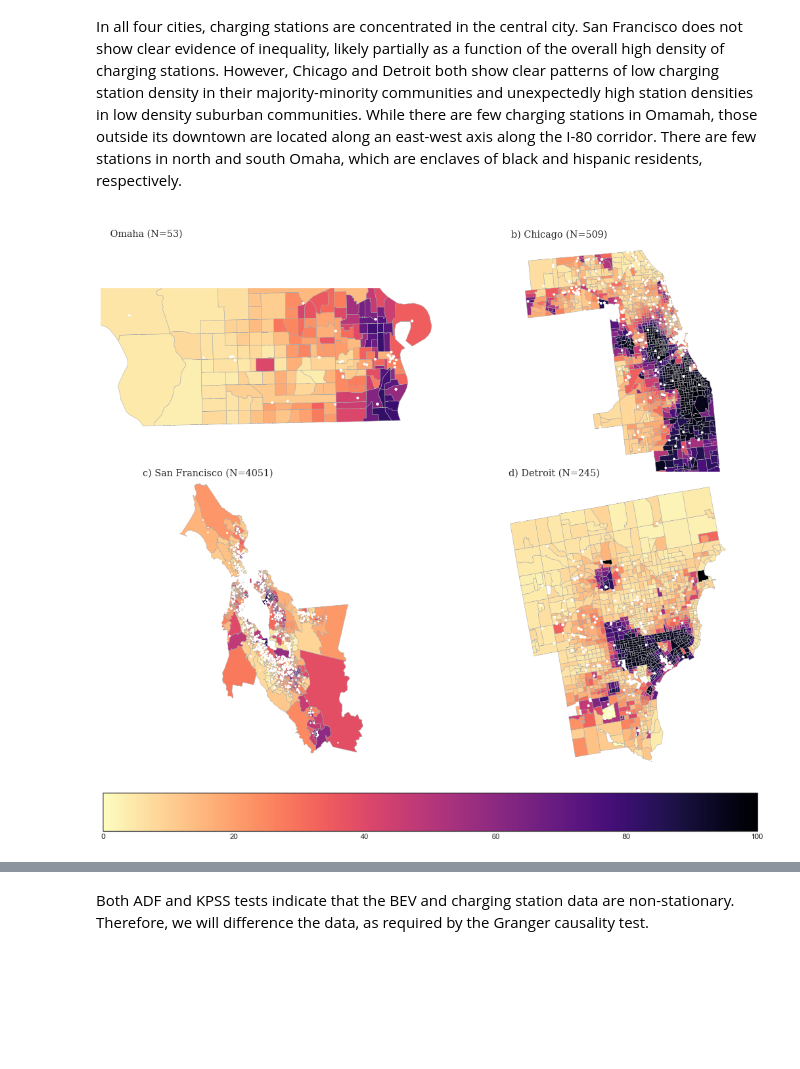
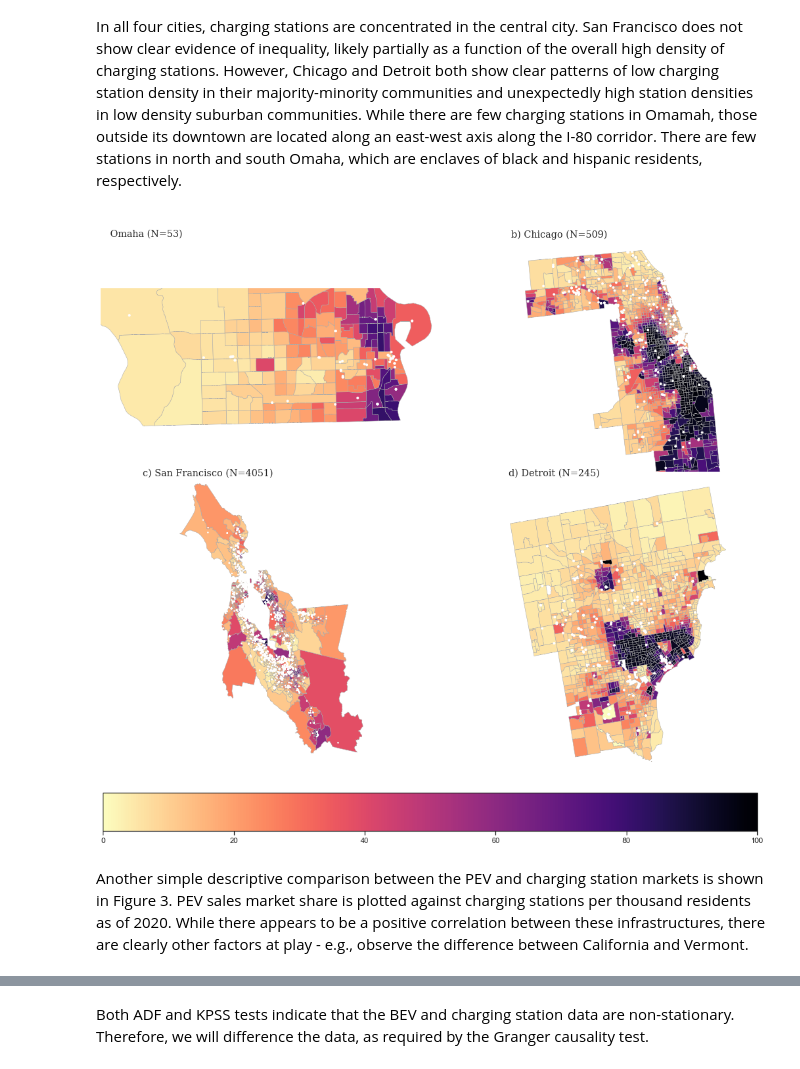
Before and after one commit to UNL-Hawkins-Lab/EV-Chicken-and-Egg-Project, a Jupyter notebook: Publications/TRB_2023.ipynb, the cells around one changed output, grey strips where cells are left out. Drawn from its saved outputs; the diff is of its cells as text; code cells hidden in the pictures; blank space fills up the shorter version.

Commit message:
Pre-quarto run
Current state of jupyter notebook before running Quarto on it.

```diff
--- a/Publications/TRB_2023.ipynb
+++ b/Publications/TRB_2023.ipynb
@@ -174,7 +188,7 @@ if publish:
 else:
 
     # load county shapefile
-    US_sf = gpd.read_file("../Data/GIS/cb_2018_us_county_5m/cb_2020_us_county_5m.shp")
+    US_sf = gpd.read_file("../Data/GIS/cb_2018_us_county_5m/cb_2018_us_county_5m.shp")
     #Removing the outlying islands and other territories.
     US_sf["STATEFP"] =pd.to_numeric(US_sf["STATEFP"])
     US_sf = US_sf[US_sf['STATEFP'] < 57]
@@ -208,6 +222,7 @@ else:
 
     # load vehicle registrations data
     df_veh_reg = pd.read_parquet("../Data/Transport/Experian Registrations/sum_registrations.parquet")
+    # print("Pos1:",df_veh_reg.groupby("GEOID").count()["YEAR"].value_counts())
     df_veh_reg.rename(columns={"year":"YEAR"},inplace=True)
     # fill nan with zero and aggregate electricity columns
     df_veh_reg.fillna(0, inplace=True)
@@ -246,6 +261,7 @@ else:
     # read in elections data and add to main dataframe
     df_elec = pd.read_csv("../Data/Elections/county_pres_2020.csv")
     df_elec = df_elec[df_elec.PARTY=="DEMOCRAT"]
+    df_elec.drop(columns="PARTY",inplace=True)
     df_elec["percent_dem"] = df_elec.CAND_VOTES/df_elec.TOT_VOTES
 
     # join demographics to main dataframe for 2011 to 2015
@@ -276,7 +292,8 @@ else:
     df = df[df.GEOID.isin(temp[temp].index.get_level_values(0).values)]
     temp = df.groupby("GEOID").sum()[["cEVSE_cap","pev_cap"]]
     temp = temp[(temp.cEVSE_cap>0)&(temp.pev_cap>0)]
-    print(df.shape[0]-temp.shape[0])
+    # Remove counties with no pev and no chargers (N=)
+    print("Number counties with no pev or chargers in any year=", pd.unique(df.GEOID).shape[0]-temp.shape[0],"Number counties in dataset after filtering=",pd.unique(df.GEOID).shape[0], "All counties in registrations=",pd.unique(df_veh_reg.GEOID).shape[0])
     df = df[df.GEOID.isin(temp.index.get_level_values(0).values)] # filter out counties where there are no PEVs or charging stations in any analysis year
 
     # additional data from GIS file for county
@@ -355,5 +361,4 @@ plt.show()
 # %%
-import random
 np.random.seed(seed=98765)
 plt.style.use('seaborn-white')
 GEOID_list = np.random.choice(pd.unique(df.GEOID),size=5,replace=False)
@@ -362,20 +367,18 @@ sub_df = sub_df.groupby(["GEOID","YEAR"]).sum().reset_index()
 sub_df["pev_cap"] = (sub_df["pev"]/sub_df["ALUBE001"])*100000
 sub_df["cEVSE_cap"] = ((sub_df["cEVSE-L01"]+sub_df["cEVSE-L02"]+sub_df["cEVSE-L03"])/sub_df["ALUBE001"])*100000
 ymin = 0
-ymax = 310 # maximum pev_cap value
+ymax = 600 # maximum pev_cap value
 ymax2 = 250 # maximum cEVSE_cap value
 
 fig, ax = plt.subplots()
 for i, j in enumerate(GEOID_list):
-    x = sub_df[sub_df.GEOID==j].YEAR+i*9
+    x = sub_df[sub_df.GEOID==j].YEAR+i*10
     y1 = sub_df[sub_df.GEOID==j].pev_cap
     y2 = sub_df[sub_df.GEOID==j].cEVSE_cap
 
     ax2 = ax.twinx()
-    ax.axes.xaxis.set_visible(False)
     ax.axes.yaxis.set_visible(False)
     ax2.axes.yaxis.set_visible(False)
-    print(y2.max())
     ax.set_ylim([ymin, ymax])
     ax2.set_ylim([ymin, ymax2])
 
@@ -383,8 +386,6 @@ for i, j in enumerate(GEOID_list):
         ln1 = ax.plot(x, y1, '-b', label='PEVs')
         ln2 = ax2.plot(x,y2, '--r', label="Charging stations")
         ax2.grid(False)
-        #lns = ln1+ln2
-        #labs = [l.get_label() for l in lns]
     else:
         ax.plot(x, y1, '-b', label='PEVs')
         ax2.plot(x,y2, '--r', label="Charging stations")
@@ -392,6 +393,9 @@ for i, j in enumerate(GEOID_list):
              xy=(0.05+i*0.2, -0.1), # these are the coordinates to position the label
              xycoords='axes fraction') # you can pass any extra params too
 
+ax.set_xticks([i for i in range (2012,2061,2)])
+ax.set_xticklabels([i for i in range(2012,2021,2)]*5)
+ax.set_xlabel('Year')
 ax.legend(lns, labs, loc='upper left', frameon=True);
 plt.show()
 # %% [output]
@@ -437,24 +403,29 @@ test[(test.cEVSE_cap==0) & (test.pev_cap==0)].shape[0] # Portion of counties wit
 # %% [markdown]
 The Bipartisan Infrsatructure Act places a strong focus on equitable investment allocation. Equity can be explored both inter-regionally and intra-regionally by key demographic features. Figure 2 compares the distribution of charging stations for four representative cities. Omaha is located in the central Great Plains, a region that has received minimal exploration in the EV literature. Chicago and Detroit are large cities with well-documented histories of housing segregation (REF). San Francisco is included as an example of a large city in a progressive state. In all four cities, charging stations are concentrated in the central city. San Francisco does not show clear evidence of inequality, likely partially as a function of the overall high density of charging stations. However, Chicago and Detroit both show clear patterns of low charging station density in their majority-minority communities and unexpectedly high station densities in low density suburban communities. While there are few charging stations in Omamah, those outside its downtown are located along an east-west axis along the I-80 corridor. There are few stations in north and south Omaha, which are enclaves of black and hispanic residents, respectively.
 # %%
-import matplotlib.transforms as mtransforms
+publish=True
+if publish:
+    gdf_ch_stn = gpd.read_parquet("charge_station_tracts.parquet")
+    gdf_pop_tr = gpd.read_parquet("population_tracts.parquet")
+else:
+    df_pop_tr = pd.read_csv("../Data/Census/Population_Race_Tract/nhgis0008_ds248_2020_tract.csv", encoding='latin-1')
+    tract_sf = gpd.read_file("../Data/GIS/cb_2020_us_tract_500k/cb_2020_us_tract_500k.shp")
+    tract_sf = tract_sf.to_crs(4326)
 
-df_pop_tr = pd.read_csv("../Data/Census/Population_Race_Tract/nhgis0008_ds248_2020_tract.csv", encoding='latin-1')
-tract_sf = gpd.read_file("../Data/GIS/cb_2020_us_tract_500k/cb_2020_us_tract_500k.shp")
-tract_sf = tract_sf.to_crs(4326)
+    geometry = [Point(xy) for xy in zip(df_ch_stn.Longitude, df_ch_stn.Latitude)]
+    crs = 4326
+    gdf_ch_stn = gpd.GeoDataFrame(df_ch_stn, crs=crs, geometry=geometry)
 
-geometry = [Point(xy) for xy in zip(df_ch_stn.Longitude, df_ch_stn.Latitude)]
-crs = 4326
-gdf_ch_stn = gpd.GeoDataFrame(df_ch_stn, crs=crs, geometry=geometry)
+    df_pop_tr['GEOID'] = df_pop_tr['GEOID'].map(lambda x: x.lstrip('14000'))
+    tract_sf['AFFGEOID'] = tract_sf['AFFGEOID'].map(lambda x: x.lstrip('1400000'))
 
-df_pop_tr['GEOID'] = df_pop_tr['GEOID'].map(lambda x: x.lstrip('14000'))
-tract_sf['AFFGEOID'] = tract_sf['AFFGEOID'].map(lambda x: x.lstrip('1400000'))
-
-gdf_pop_tr = tract_sf.merge(df_pop_tr, left_on = 'AFFGEOID', right_on = 'GEOID', how = 'inner')
-gdf_pop_tr.loc[:,["STATEFP","COUNTYFP"]] = gdf_pop_tr.loc[:,["STATEFP","COUNTYFP"]].astype(int)
-# Minority is hispanic, black, native american, pacific islander, and some other race alone (do not include mixed race for simplicity)
-gdf_pop_tr['Minority_Percent'] = ((gdf_pop_tr['U7C002']+gdf_pop_tr['U7C006']+gdf_pop_tr['U7C007']+gdf_pop_tr['U7C009']+gdf_pop_tr['U7C010'])/gdf_pop_tr['U7C001'])*100
-gdf_pop_tr = gdf_pop_tr[~gdf_pop_tr.Minority_Percent.isnull()]
+    gdf_pop_tr = tract_sf.merge(df_pop_tr, left_on = 'AFFGEOID', right_on = 'GEOID', how = 'inner')
+    gdf_pop_tr.loc[:,["STATEFP","COUNTYFP"]] = gdf_pop_tr.loc[:,["STATEFP","COUNTYFP"]].astype(int)
+    # Minority is hispanic, black, native american, pacific islander, and some other race alone (do not include mixed race for simplicity)
+    gdf_pop_tr['Minority_Percent'] = ((gdf_pop_tr['U7C002']+gdf_pop_tr['U7C006']+gdf_pop_tr['U7C007']+gdf_pop_tr['U7C009']+gdf_pop_tr['U7C010'])/gdf_pop_tr['U7C001'])*100
+    gdf_pop_tr = gdf_pop_tr[~gdf_pop_tr.Minority_Percent.isnull()]
+    gdf_ch_stn.to_parquet("charge_station_tracts.parquet")
+    gdf_pop_tr.to_parquet("population_tracts.parquet")
 
 norm = plt.Normalize(0, 100)
 
@@ -503,31 +474,33 @@ for label, ax in axs.items():
       edgecolor='darkgrey',
       linewidth=.5,
       cmap="magma_r",
       norm = norm,
       zorder = 1,
       ax=ax
     )
 
     gplt.pointplot(
       dfplot,
       ax = ax,
       color = 'white',
       zorder = 2,
       s = size,
     )
     trans = mtransforms.ScaledTranslation(10/72, y_trans, fig.dpi_scale_trans)
     ax.text(0.0, 1.0, label, transform=ax.transAxes + trans,
             fontsize='large', verticalalignment='top', fontfamily='serif',
             bbox=dict(facecolor='none', edgecolor='none', pad=3.0))
 
 
 fig = plt.figure()
 ax = fig.add_axes([0.05, 0.80, 0.9, 0.1])
 
 cb = mpl.colorbar.ColorbarBase(ax,
     orientation='horizontal',
     cmap='magma_r',
     norm = norm)
 # %% [output]
 [figure]
-[figure, old version]
+[figure, new version]
+# %% [markdown]
+Another simple descriptive comparison between the PEV and charging station markets is shown in Figure 3. PEV sales market share is plotted against charging stations per thousand residents as of 2020. While there appears to be a positive correlation between these infrastructures, there are clearly other factors at play - e.g., observe the difference between California and Vermont.
```
Also changed, not shown: parts of 37 cells of this notebook, 15 other files.
